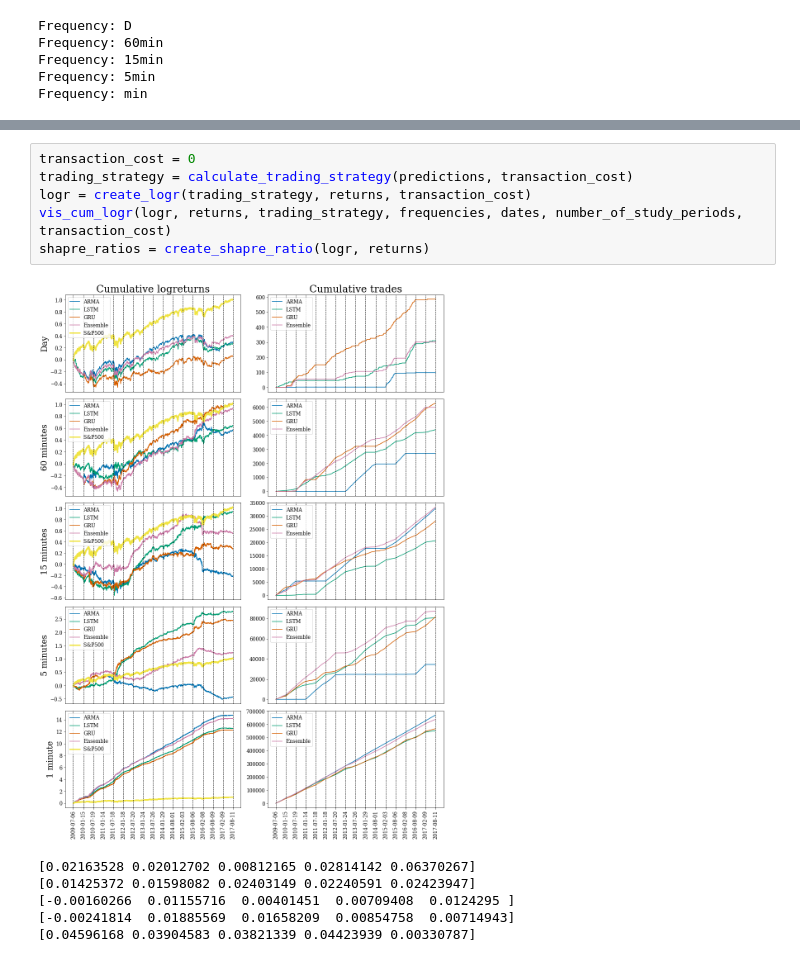
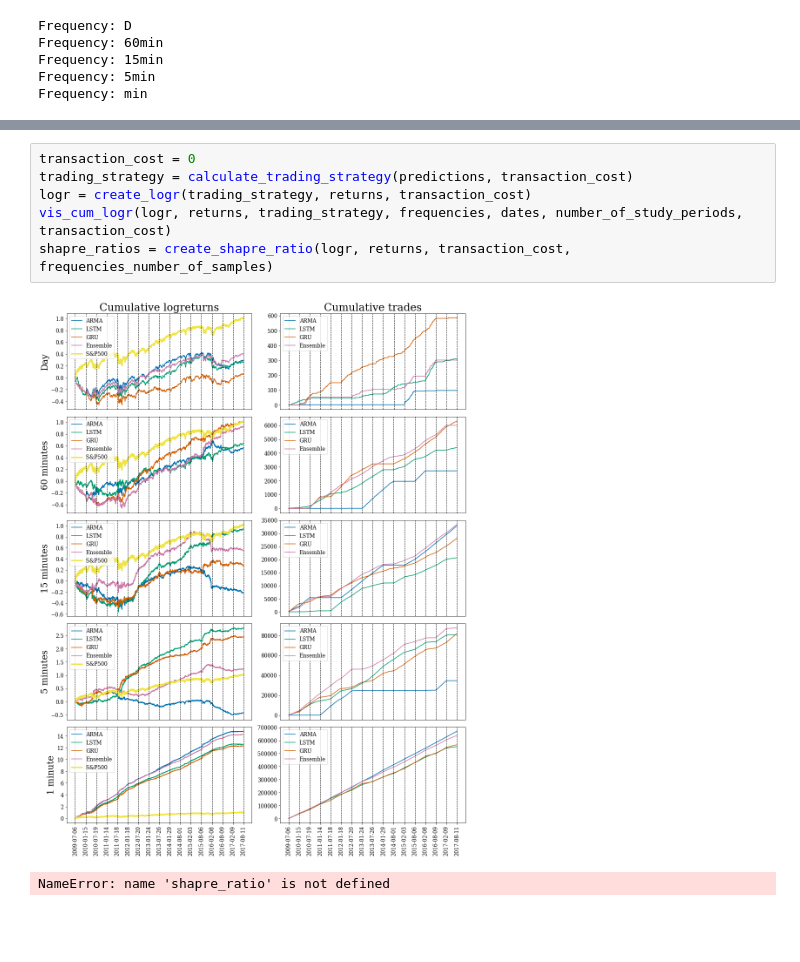
Before and after one commit to tillaczel/LSTM-GRU-RF-predicting-SP500, a Jupyter notebook: evaluate.ipynb, the cells around one changed output, grey strips where cells are left out. Saved outputs shown, nothing was run; the diff lists cells and outputs as text; blank space fills up the shorter version.

```diff
--- a/evaluate.ipynb
+++ b/evaluate.ipynb
@@ -30,16 +31,12 @@ mse, directional_accuracy = calculate_da_mse(model_names, frequencies, number_of
 # %%
 transaction_cost = 0
 trading_strategy = calculate_trading_strategy(predictions, transaction_cost)
 logr = create_logr(trading_strategy, returns, transaction_cost)
 vis_cum_logr(logr, returns, trading_strategy, frequencies, dates, number_of_study_periods, transaction_cost)
-shapre_ratios = create_shapre_ratio(logr, returns)
+shapre_ratios = create_shapre_ratio(logr, returns, transaction_cost, frequencies_number_of_samples)
 # %% [output]
-[figure, old version]
+[figure, new version]
-[0.02163528 0.02012702 0.00812165 0.02814142 0.06370267]
-[0.01425372 0.01598082 0.02403149 0.02240591 0.02423947]
-[-0.00160266  0.01155716  0.00401451  0.00709408  0.0124295 ]
-[-0.00241814  0.01885569  0.01658209  0.00854758  0.00714943]
-[0.04596168 0.03904583 0.03821339 0.04423939 0.00330787]
+NameError: name 'shapre_ratio' is not defined
 # %%
 transaction_cost = 0.0005
 trading_strategy = calculate_trading_strategy(predictions, transaction_cost)
```
Also changed, not shown: parts of 6 cells of this notebook, 10 other files.
